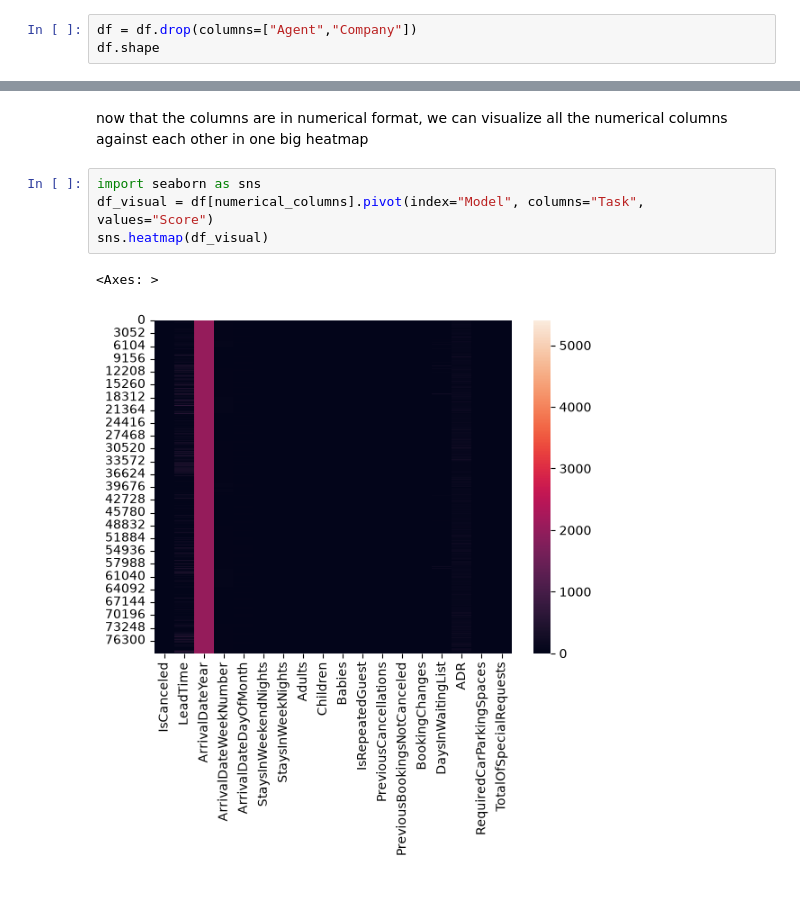
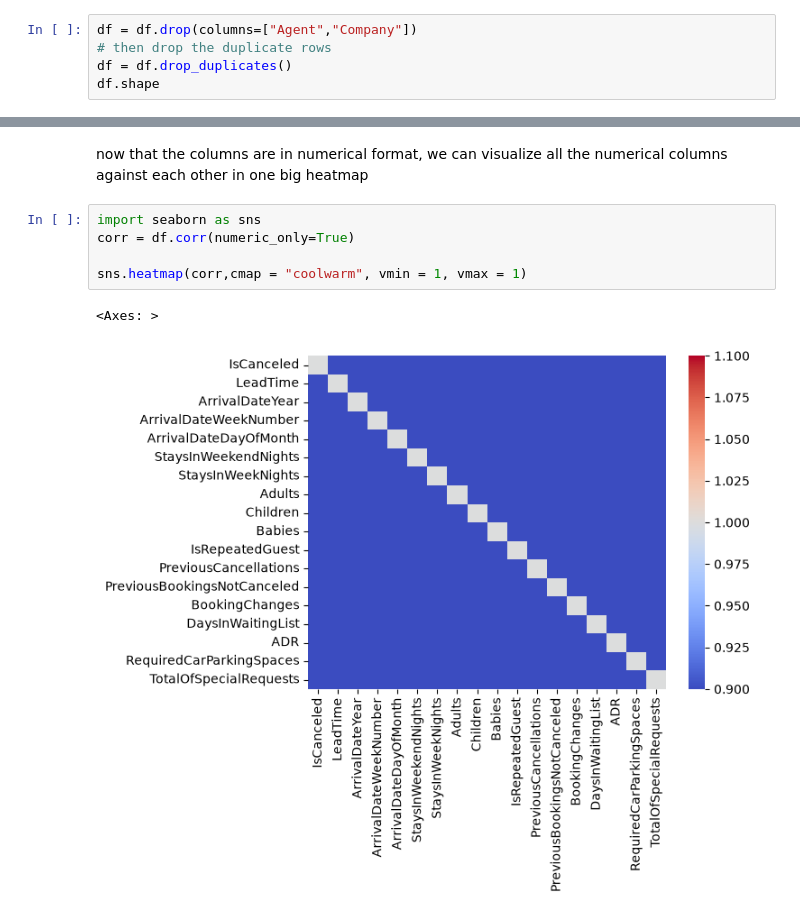
Before and after one commit to OMZaky/City-Hotel-Booking, a Jupyter notebook: notebooks/preprocessing.ipynb, the cells around one changed output, grey strips where cells are left out. Saved outputs shown, nothing was run; the diff lists cells and outputs as text; blank space fills up the shorter version.

```diff
--- a/notebooks/preprocessing.ipynb
+++ b/notebooks/preprocessing.ipynb
@@ -53,5 +53,7 @@ df.shape
 first, we drop the Agent & Company id columns, as they may be NULL which can cause data leakage in the future. *meaning that data which is not gauranteed to be avalaible in prediction is used in training*
 # %%
 df = df.drop(columns=["Agent","Company"])
+# then drop the duplicate rows
+df = df.drop_duplicates()
 df.shape
 # %% [output]
@@ -106,8 +108,9 @@ df[numerical_columns].describe()
 now that the columns are in numerical format, we can visualize all the numerical columns against each other in one big heatmap
 # %%
 import seaborn as sns
-df_visual = df[numerical_columns].pivot(index="Model", columns="Task", values="Score")
-sns.heatmap(df_visual)
+corr = df.corr(numeric_only=True)
+
+sns.heatmap(corr,cmap = "coolwarm", vmin = 1, vmax = 1)
 # %% [output]
 <Axes: >
-[figure, old version]
+[figure, new version]
```
Also changed, not shown: parts of 2 cells of this notebook.
